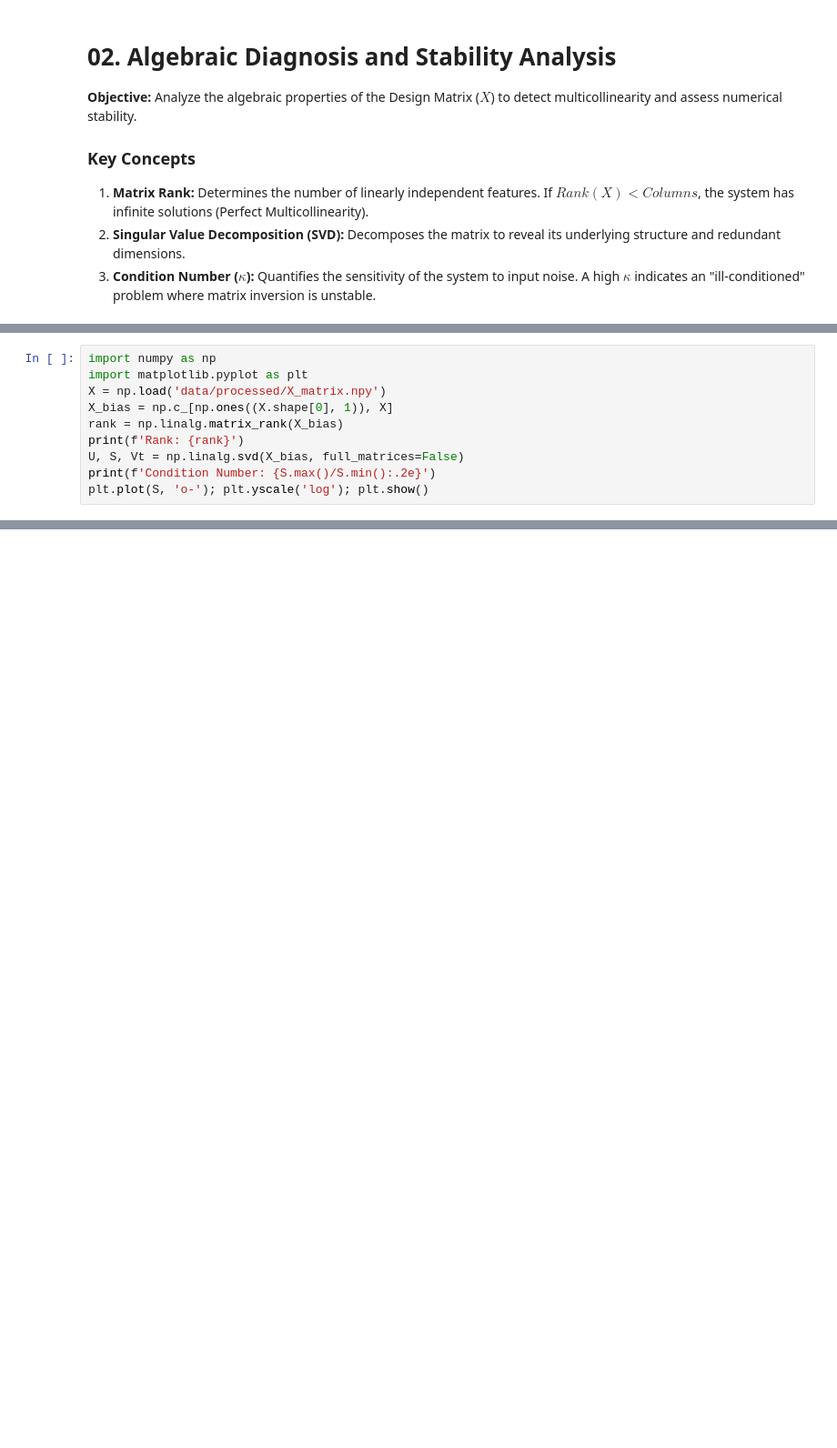
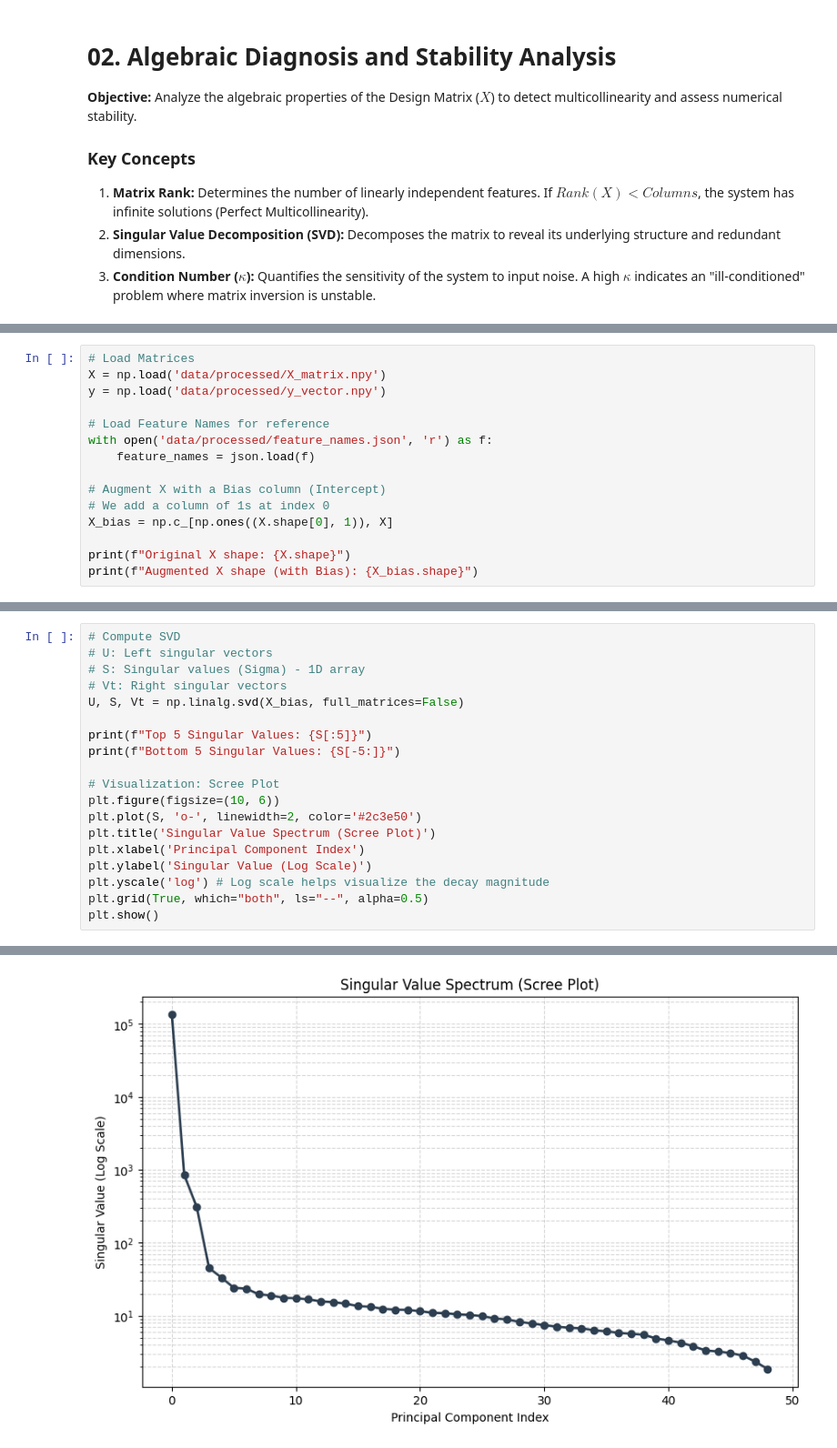
Before and after one commit to adriangonz-afk/Credit-Risk-Algebraic-ML, a Jupyter notebook: notebooks/02_algebraic_diagnosis.ipynb, the cells around one changed output, grey strips where cells are left out. Shown at 91% size. Drawn from its saved outputs; the diff is of its cells as text; blank space fills up the shorter version.

```diff
--- a/notebooks/02_algebraic_diagnosis.ipynb
+++ b/notebooks/02_algebraic_diagnosis.ipynb
@@ -16,10 +36,15 @@ print(f'✅ Entorno listo en: {os.getcwd()}')
 # %%
-import numpy as np
-import matplotlib.pyplot as plt
+# Load Matrices
 X = np.load('data/processed/X_matrix.npy')
+y = np.load('data/processed/y_vector.npy')
+
+# Load Feature Names for reference
+with open('data/processed/feature_names.json', 'r') as f:
+    feature_names = json.load(f)
+
+# Augment X with a Bias column (Intercept)
+# We add a column of 1s at index 0
 X_bias = np.c_[np.ones((X.shape[0], 1)), X]
-rank = np.linalg.matrix_rank(X_bias)
-print(f'Rank: {rank}')
-U, S, Vt = np.linalg.svd(X_bias, full_matrices=False)
-print(f'Condition Number: {S.max()/S.min():.2e}')
-plt.plot(S, 'o-'); plt.yscale('log'); plt.show()
+
+print(f"Original X shape: {X.shape}")
+print(f"Augmented X shape (with Bias): {X_bias.shape}")
@@ -25,0 +85,20 @@ plt.plot(S, 'o-'); plt.yscale('log'); plt.show()
+# %%
+# Compute SVD
+# U: Left singular vectors
+# S: Singular values (Sigma) - 1D array
+# Vt: Right singular vectors
+U, S, Vt = np.linalg.svd(X_bias, full_matrices=False)
+
+print(f"Top 5 Singular Values: {S[:5]}")
+print(f"Bottom 5 Singular Values: {S[-5:]}")
+
+# Visualization: Scree Plot
+plt.figure(figsize=(10, 6))
+plt.plot(S, 'o-', linewidth=2, color='#2c3e50')
+plt.title('Singular Value Spectrum (Scree Plot)')
+plt.xlabel('Principal Component Index')
+plt.ylabel('Singular Value (Log Scale)')
+plt.yscale('log') # Log scale helps visualize the decay magnitude
+plt.grid(True, which="both", ls="--", alpha=0.5)
+plt.show()
+# %% [output]
@@ -25,0 +108 @@ plt.plot(S, 'o-'); plt.yscale('log'); plt.show()
+[figure, added]
```
Also changed, not shown: parts of 9 cells of this notebook.
